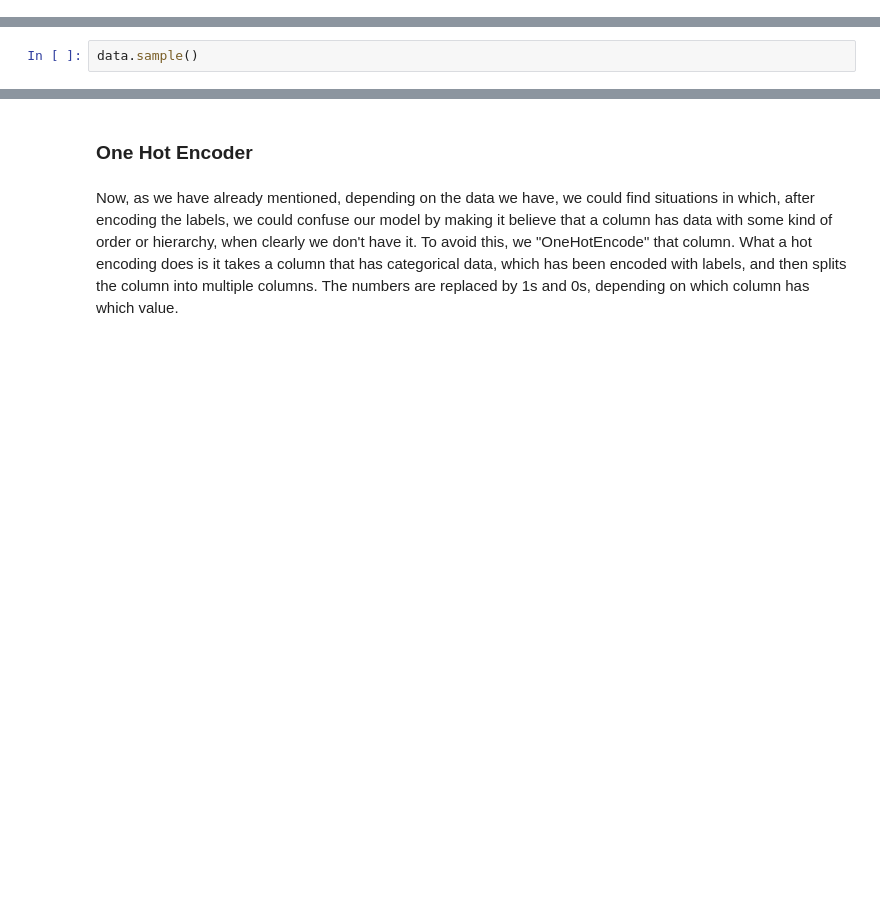
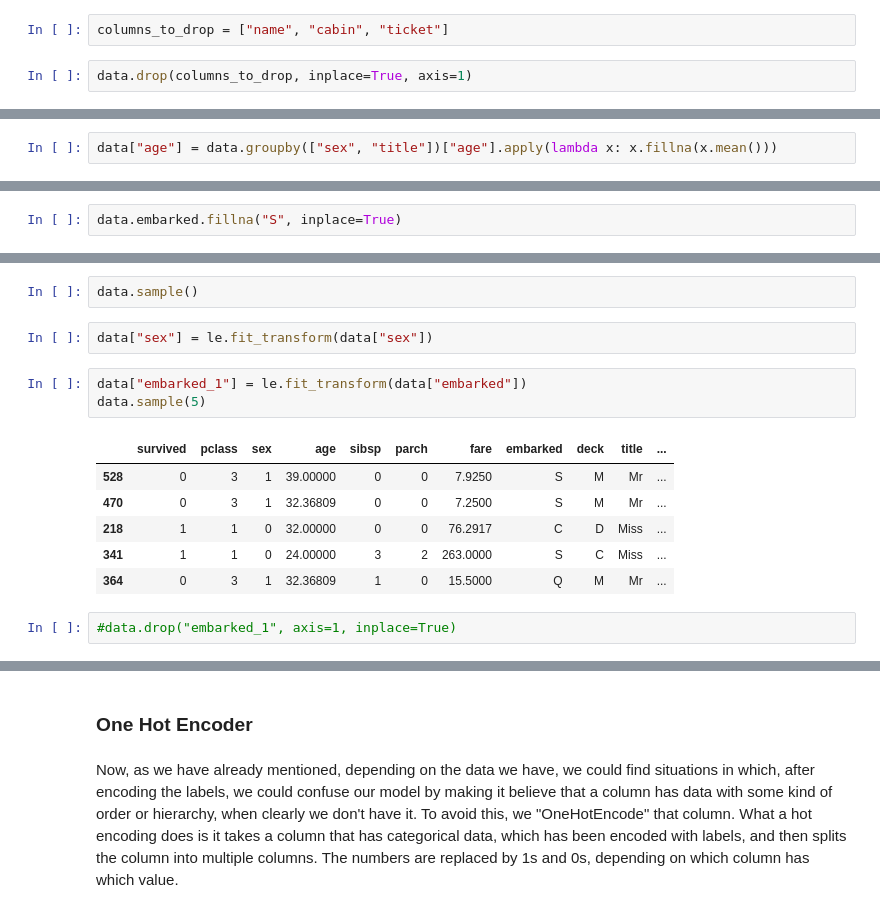
Before and after one commit to Ironhack-data-bcn-oct-2022/lectures, a Jupyter notebook: week-7/03-Feature_engineering.ipynb, the cells around one changed output, grey strips where cells are left out. Saved outputs shown, nothing was run; the diff lists cells and outputs as text; blank space fills up the shorter version.

```diff
--- a/week-7/03-Feature_engineering.ipynb
+++ b/week-7/03-Feature_engineering.ipynb
@@ -403,0 +392,4 @@ Everything up-to-date
+# %%
+columns_to_drop = ["name", "cabin", "ticket"]
+# %%
+data.drop(columns_to_drop, inplace=True, axis=1)
@@ -403,0 +483,2 @@ Everything up-to-date
+# %%
+data["age"] = data.groupby(["sex", "title"])["age"].apply(lambda x: x.fillna(x.mean()))
@@ -403,0 +526,2 @@ Everything up-to-date
+# %%
+data.embarked.fillna("S", inplace=True)
@@ -429,2 +597,16 @@ KeyError: 'sex'
 # %%
 data.sample()
+# %%
+data["sex"] = le.fit_transform(data["sex"])
+# %%
+data["embarked_1"] = le.fit_transform(data["embarked"])
+data.sample(5)
+# %% [output]
+|  | survived | pclass | sex | age | sibsp | parch | fare | embarked | deck | title | ... |
+| 528 | 0 | 3 | 1 | 39.00000 | 0 | 0 | 7.9250 | S | M | Mr | ... |
+| 470 | 0 | 3 | 1 | 32.36809 | 0 | 0 | 7.2500 | S | M | Mr | ... |
+| 218 | 1 | 1 | 0 | 32.00000 | 0 | 0 | 76.2917 | C | D | Miss | ... |
+| 341 | 1 | 1 | 0 | 24.00000 | 3 | 2 | 263.0000 | S | C | Miss | ... |
+| 364 | 0 | 3 | 1 | 32.36809 | 1 | 0 | 15.5000 | Q | M | Mr | ... |
+# %%
+#data.drop("embarked_1", axis=1, inplace=True)
```
Also changed, not shown: parts of 134 cells of this notebook.
